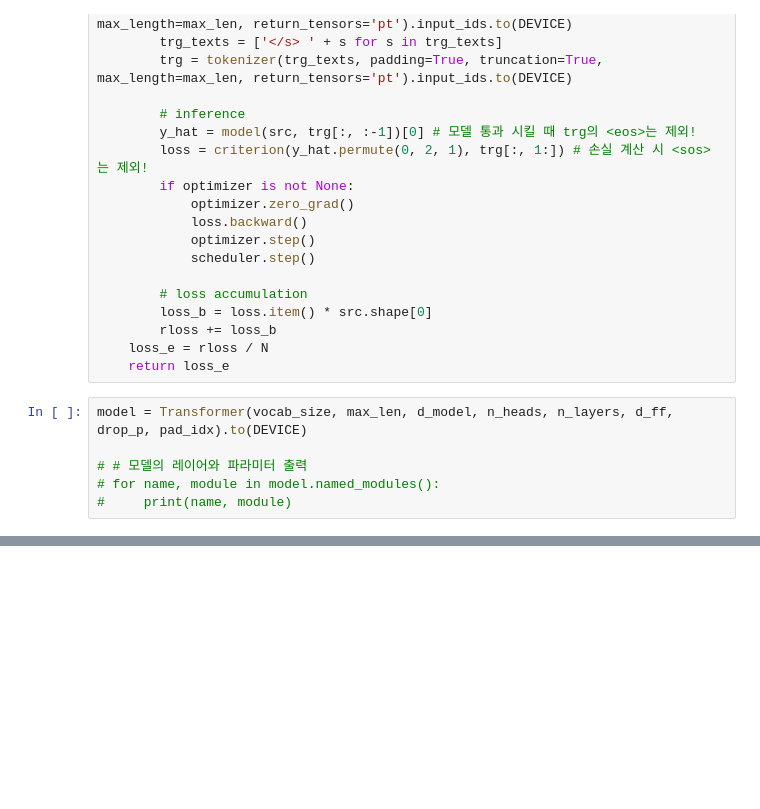
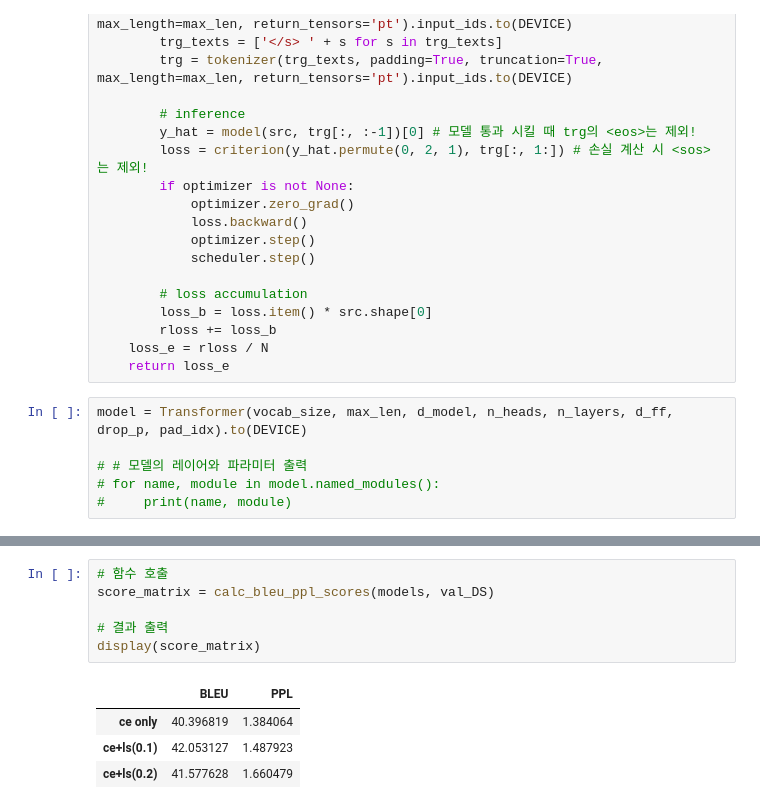
Before and after one commit to leadbreak/study, a Jupyter notebook: algorithm/02.transformer_intermediate.ipynb, the cells around one changed output, grey strips where cells are left out. Cells and saved outputs as stored; diff of their text form; blank space fills up the shorter version.

```diff
--- a/algorithm/02.transformer_intermediate.ipynb
+++ b/algorithm/02.transformer_intermediate.ipynb
@@ -1028,0 +1135,11 @@ print(f"AI의 번역: {translated_text}")
+# %%
+# 함수 호출
+score_matrix = calc_bleu_ppl_scores(models, val_DS)
+
+# 결과 출력
+display(score_matrix)
+# %% [output]
+|  | BLEU | PPL |
+| ce only | 40.396819 | 1.384064 |
+| ce+ls(0.1) | 42.053127 | 1.487923 |
+| ce+ls(0.2) | 41.577628 | 1.660479 |
```
Also changed, not shown: parts of 43 cells of this notebook, 9 other files.
